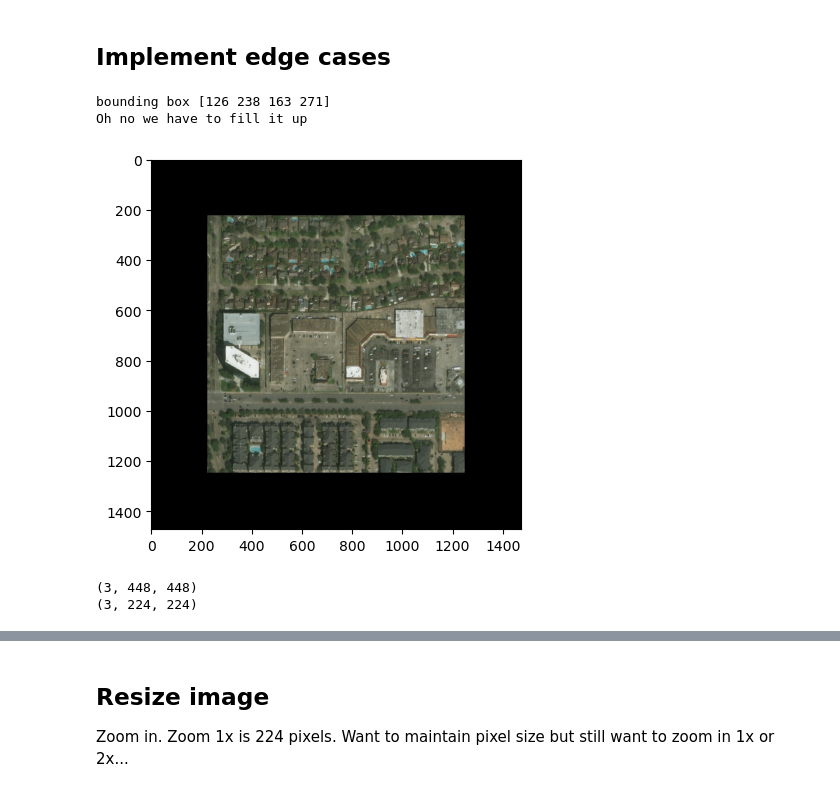
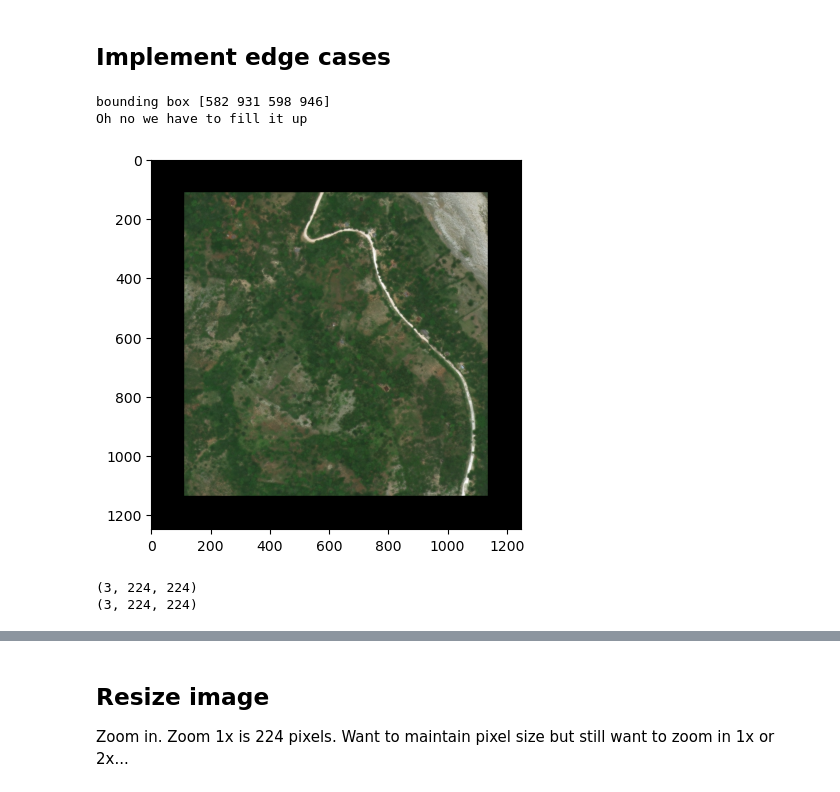
Before and after one commit to ai4er-cdt/hurricane-harm-herald, a Jupyter notebook: notebooks/crop_images.ipynb, the cells around one changed output, grey strips where cells are left out. Saved outputs shown, nothing was run; the diff lists cells and outputs as text; code cells hidden in the pictures.

```diff
--- a/notebooks/crop_images.ipynb
+++ b/notebooks/crop_images.ipynb
@@ -48,7 +48,7 @@ path_save_pre = os.path.join(data_dir,
 
 hallo = pd.read_pickle(path_save_pre)
 # %%
-first_column = hallo.iloc[200]
+first_column = hallo.iloc[10]
 load_image = first_column["image_name"].replace("png", "tif")
 
 json_path = os.path.join(filepath, load_image)
@@ -152,12 +148,22 @@ def crop_images(img, polygon_df, crop_size, im_size):
         "count": img_bands,
         "crs": img_crs})
 
-    with rio.open("output.tif", "w", **metadata_profile) as src:
-        # Read the data from the window and write it to the output raster
-        src.write(img.read(window=window))
+   # with rio.open("output.png", "w", **metadata_profile) as src:
+    #    # Read the data from the window and write it to the output raster
+    #    src.write(img.read(window=window))
+
+    with rio.open("output.png", 'w',
+        driver='PNG',
+        height=rgb.shape[0],
+        width=rgb.shape[1],
+        count=1,
+        dtype=rgb.dtype,
+        nodata=0,
+        compress='deflate') as dst:
+        dst.write(rgb, 1)
 # %%
 with rio.open(image_path) as img:
     image_size = 1024
-    crop_size = 224
+    crop_size = 112
     crop_images(img, first_column["geometry"], crop_size, image_size)
 # %% [output]
@@ -252,26 +259,37 @@ def crop_images(img, polygon_df, crop_size, pixel_num, im_size):
     # preserve image metadata
     img_bands = img.meta["count"]
     img_crs = img.meta["crs"]
-    metadata_profile = img.profile
+    metadata_profile = img.meta
     metadata_profile.update({
+        "driver" : "png",
         "height": pixel_num,
         "width": pixel_num,
         "count": img_bands,
-        "crs": img_crs})
+        "crs" : img_crs,
+        "dtype" : "uint8"})
 
-    with rio.open("output.tif", "w", **metadata_profile) as src:
-        # Read the data from the window and write it to the output raster
+    with rio.open("output.png", "w", **metadata_profile) as src:
+        #Read the data from the window and write it to the output raster
         src.write(resized_img)
+
+
+    #with rio.open("output.png", 'w',
+   #     height = pixel_num,
+   #     width = pixel_num,
+   #     count = img_bands,
+    #    driver='PNG',
+   #     compress='deflate') as dst:
+    #    dst.write(resized_img, 1)
 # %%
 with rio.open(image_path) as img:
     image_size = 1024
-    crop_size = 448
+    crop_size = 224
     pixel_num = 224
     crop_images(img, first_column["geometry"], crop_size, pixel_num, image_size)
 # %% [output]
-bounding box [126 238 163 271]
+bounding box [582 931 598 946]
 Oh no we have to fill it up
-[figure, old version]
+[figure, new version]
-(3, 448, 448)
 (3, 224, 224)
+(3, 224, 224)
 # %%
```
Also changed, not shown: parts of 29 cells of this notebook, 3 other files.
